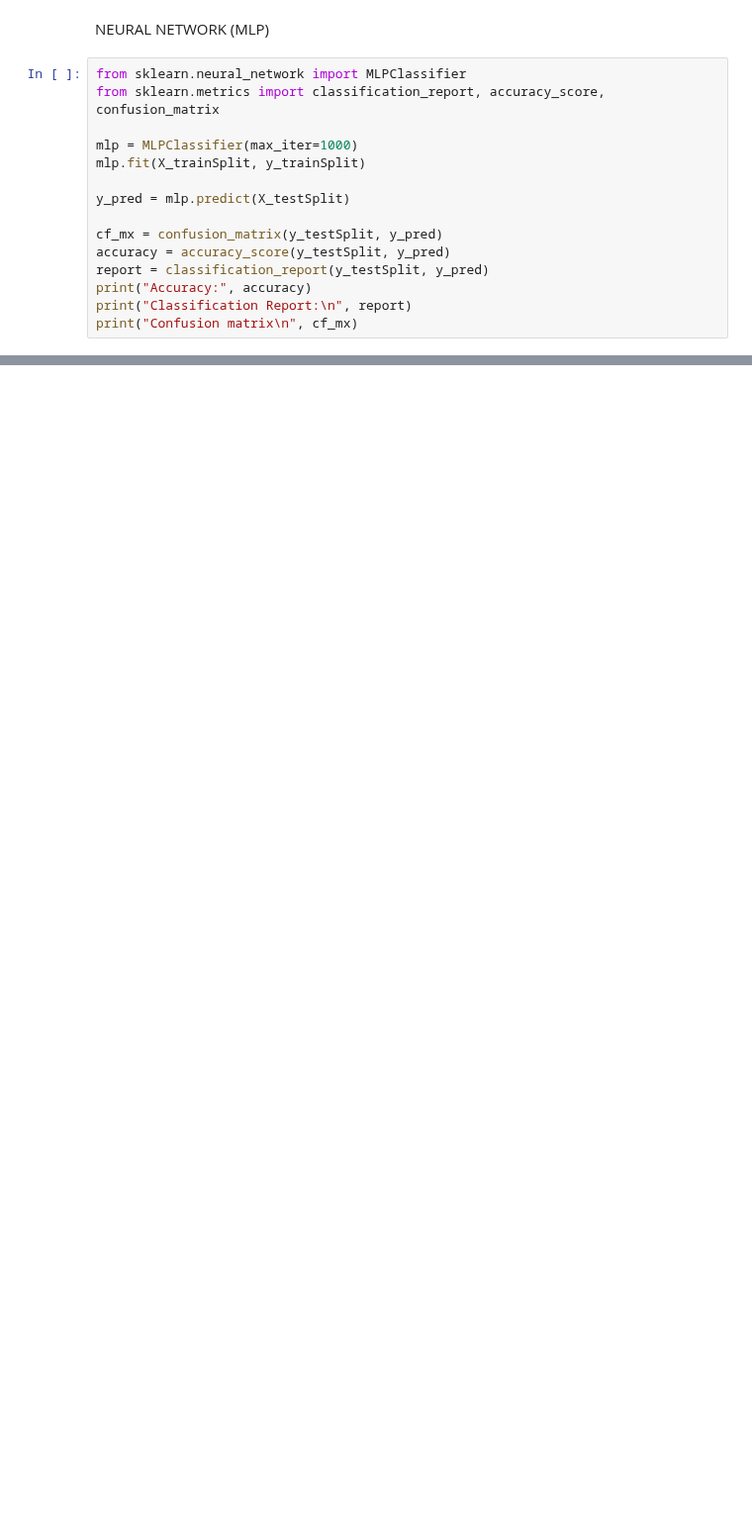
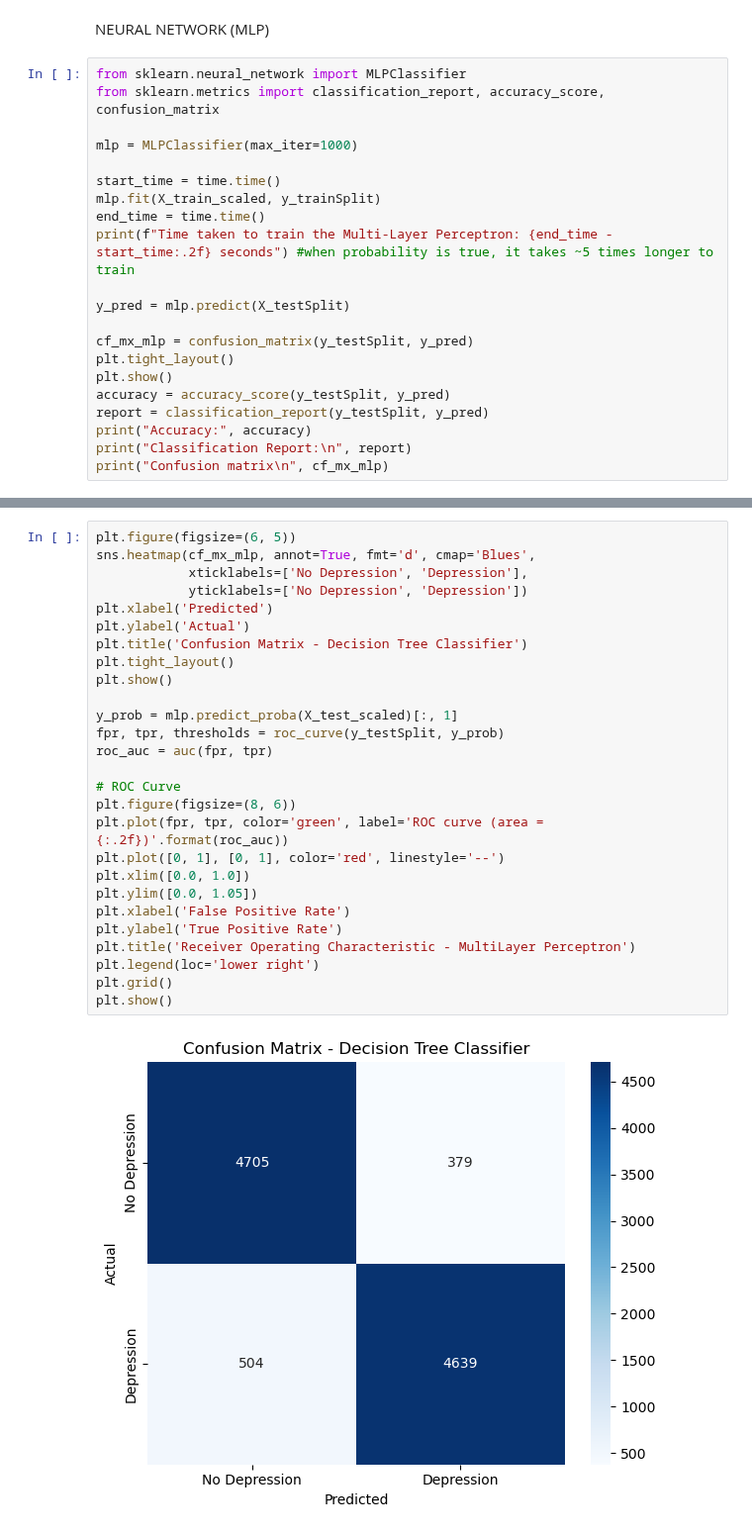
Before and after one commit to SarinhaCortez/exploring_mental_health_data, a Jupyter notebook: assign2_notebook.ipynb, the cells around one changed output, grey strips where cells are left out. Shown at 99% size. Drawn from its saved outputs; the diff is of its cells as text; blank space fills up the shorter version.

```diff
--- a/assign2_notebook.ipynb
+++ b/assign2_notebook.ipynb
@@ -776,13 +1016,19 @@ from sklearn.neural_network import MLPClassifier
 from sklearn.metrics import classification_report, accuracy_score, confusion_matrix
 
 mlp = MLPClassifier(max_iter=1000)
-mlp.fit(X_trainSplit, y_trainSplit)
+
+start_time = time.time()
+mlp.fit(X_train_scaled, y_trainSplit)
+end_time = time.time()
+print(f"Time taken to train the Multi-Layer Perceptron: {end_time - start_time:.2f} seconds") #when probability is true, it takes ~5 times longer to train
 
 y_pred = mlp.predict(X_testSplit)
 
-cf_mx = confusion_matrix(y_testSplit, y_pred)
+cf_mx_mlp = confusion_matrix(y_testSplit, y_pred)
+plt.tight_layout()
+plt.show()
 accuracy = accuracy_score(y_testSplit, y_pred)
 report = classification_report(y_testSplit, y_pred)
 print("Accuracy:", accuracy)
 print("Classification Report:\n", report)
-print("Confusion matrix\n", cf_mx)
+print("Confusion matrix\n", cf_mx_mlp)
@@ -813,0 +1052,29 @@ plt.show()
+# %%
+plt.figure(figsize=(6, 5))
+sns.heatmap(cf_mx_mlp, annot=True, fmt='d', cmap='Blues',
+            xticklabels=['No Depression', 'Depression'],
+            yticklabels=['No Depression', 'Depression'])
+plt.xlabel('Predicted')
+plt.ylabel('Actual')
+plt.title('Confusion Matrix - Decision Tree Classifier')
+plt.tight_layout()
+plt.show()
+
+y_prob = mlp.predict_proba(X_test_scaled)[:, 1]
+fpr, tpr, thresholds = roc_curve(y_testSplit, y_prob)
+roc_auc = auc(fpr, tpr)
+
+# ROC Curve
+plt.figure(figsize=(8, 6))
+plt.plot(fpr, tpr, color='green', label='ROC curve (area = {:.2f})'.format(roc_auc))
+plt.plot([0, 1], [0, 1], color='red', linestyle='--')
+plt.xlim([0.0, 1.0])
+plt.ylim([0.0, 1.05])
+plt.xlabel('False Positive Rate')
+plt.ylabel('True Positive Rate')
+plt.title('Receiver Operating Characteristic - MultiLayer Perceptron')
+plt.legend(loc='lower right')
+plt.grid()
+plt.show()
+# %% [output]
+[figure, added]
```
Also changed, not shown: parts of 29 cells of this notebook.
